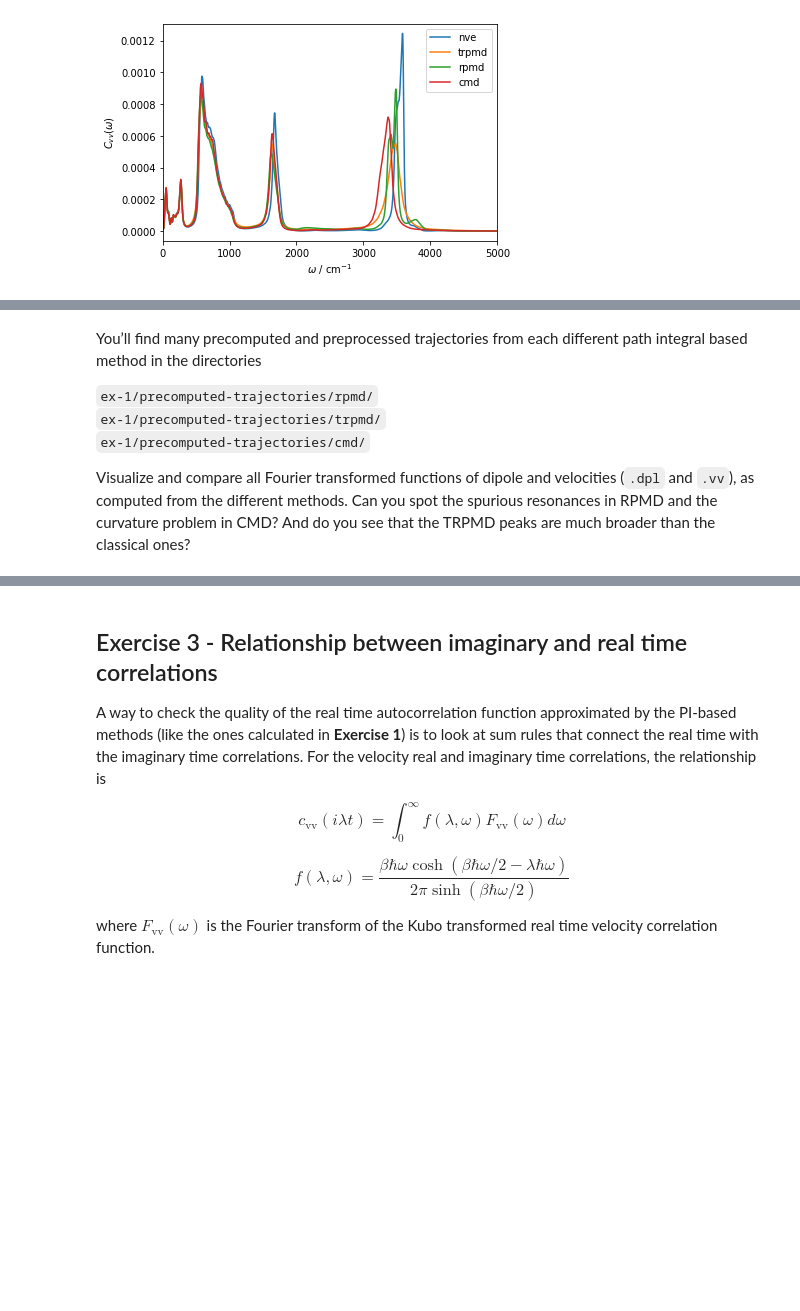
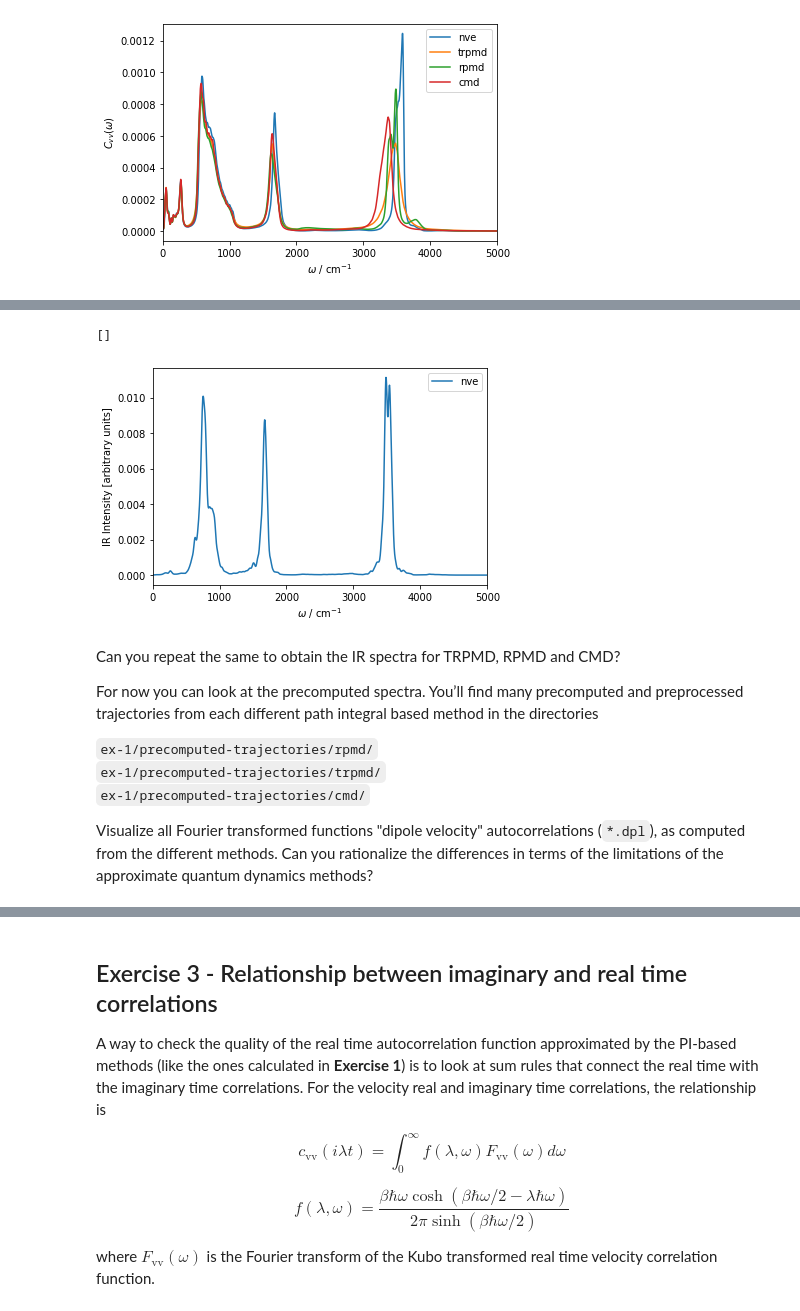
Before and after one commit to i-pi/tutorials-schools, a Jupyter notebook: day-3/day-3.ipynb, the cells around one changed output, grey strips where cells are left out. Drawn from its saved outputs; the diff is of its cells as text; code cells hidden in the pictures; blank space fills up the shorter version.

````diff
--- a/day-3/day-3.ipynb
+++ b/day-3/day-3.ipynb
@@ -222,16 +214,11 @@ Visualize below the files `dpl.ft` and `vel.ft` and compare them with their clas
 # %%
-number = 6
-os.chdir('ex-1/trpmd/')
-try:
-    os.chdir('dir_%d/'%number)
-except:
-    raise ValueError("The directory dir_%d cannot be found."%number)
-dplFT = np.loadtxt('dpl.ft', usecols=(0,1))
-
-plt.plot(dplFT[:,0],dplFT[:,1], label = '%s'%mm)
-plt.xlim([0,4500])
+dplFT = np.loadtxt('ex-1/nve/dir_1/nve_mu_facf.data', usecols=(0,1))
+plt.plot(dplFT[:,0] * 219474,dplFT[:,1], label='nve')
+plt.xlim([0,5000])
+plt.ylabel('IR Intensity [arbitrary units]')
 plt.xlabel(r'$\omega\ /\ \mathrm{cm}^{-1}$')
 plt.legend()
-plt.show()
-
-os.chdir('../../')
+plt.plot()
+# %% [output]
+[]
+[figure, added]
@@ -265,10 +225,13 @@ os.chdir('../../')
 # %% [markdown]
-You’ll find many precomputed and preprocessed trajectories from each different path integral based method in the directories
+Can you repeat the same to obtain the IR spectra for TRPMD, RPMD and CMD?
+
+For now you can look at the precomputed spectra. You’ll find many precomputed and preprocessed trajectories from each different path integral based method in the directories
 
 ```ex-1/precomputed-trajectories/rpmd/```  <br>
 ```ex-1/precomputed-trajectories/trpmd/```  <br>
 ```ex-1/precomputed-trajectories/cmd/``` <br>
 
 
-Visualize and compare all Fourier transformed functions of dipole and velocities (`.dpl` and `.vv`), as computed from the different methods. Can you spot the spurious resonances in RPMD and the curvature problem in CMD? And do you see that the TRPMD peaks are much broader than the classical ones?
+Visualize all Fourier transformed functions "dipole velocity" autocorrelations (`*.dpl`), as computed from the different methods.
+Can you rationalize the differences in terms of the limitations of the approximate quantum dynamics methods?
 # %%
````
Also changed, not shown: parts of 16 cells of this notebook.
